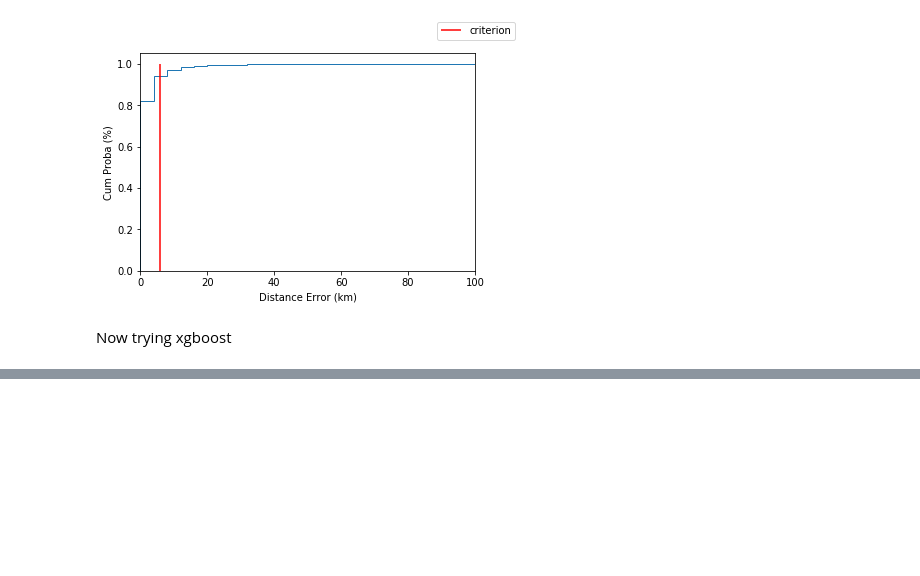
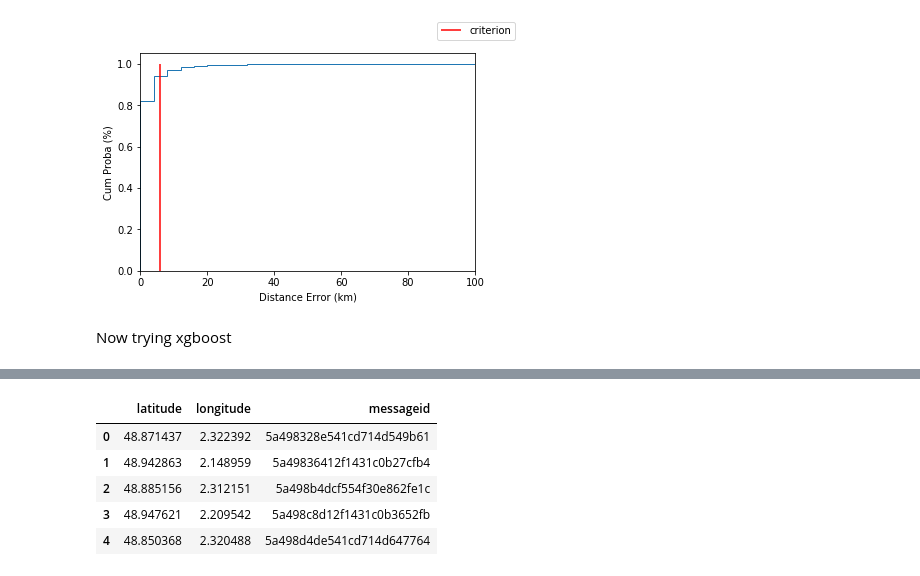
Before and after one commit to vcharvet/geoloc-challenge, a Jupyter notebook: notebooks/feature_engineering.ipynb, the cells around one changed output, grey strips where cells are left out. Saved outputs shown, nothing was run; the diff lists cells and outputs as text; code cells hidden in the pictures; blank space fills up the shorter version.

```diff
--- a/notebooks/feature_engineering.ipynb
+++ b/notebooks/feature_engineering.ipynb
@@ -199,7 +215,11 @@ x_train.shape, y_train.shape
 # %% [output]
 ((861810, 832), (861810, 2))
 # %%
-lr = LinearRegression(n_jobs=16)
-lr.fit(x_train, y_train)
+%%time
+# lr = LinearRegression(n_jobs=16)
+# lr.fit(x_train, y_train)
 
-rf = RandomForestRegressor(n_estimators=100, n_jobs=16, verbose=3).fit(x_train, y_train)
+rf = RandomForestRegressor(n_estimators=500,
+                           max_features='sqrt',
+                           max_depth=35,
+                           n_jobs=20, verbose=3).fit(x_train, y_train)
@@ -250,0 +349,5 @@ xgb.fit(x_train, y_train, eval_metric=vincenty_vec)
+# %%
+X_test_scale = StandardScaler().fit_transform(X_test)
+
+test_pred = pd.DataFrame(rf.predict(X_test_scale), columns=['latitude', 'longitude'])
+test_pred['messageid'] = X_test.index
@@ -250,0 +359,9 @@ xgb.fit(x_train, y_train, eval_metric=vincenty_vec)
+# %%
+test_pred.head()
+# %% [output]
+|  | latitude | longitude | messageid |
+| 0 | 48.871437 | 2.322392 | 5a498328e541cd714d549b61 |
+| 1 | 48.942863 | 2.148959 | 5a49836412f1431c0b27cfb4 |
+| 2 | 48.885156 | 2.312151 | 5a498b4dcf554f30e862fe1c |
+| 3 | 48.947621 | 2.209542 | 5a498c8d12f1431c0b3652fb |
+| 4 | 48.850368 | 2.320488 | 5a498d4de541cd714d647764 |
```
Also changed, not shown: parts of 15 cells of this notebook.
